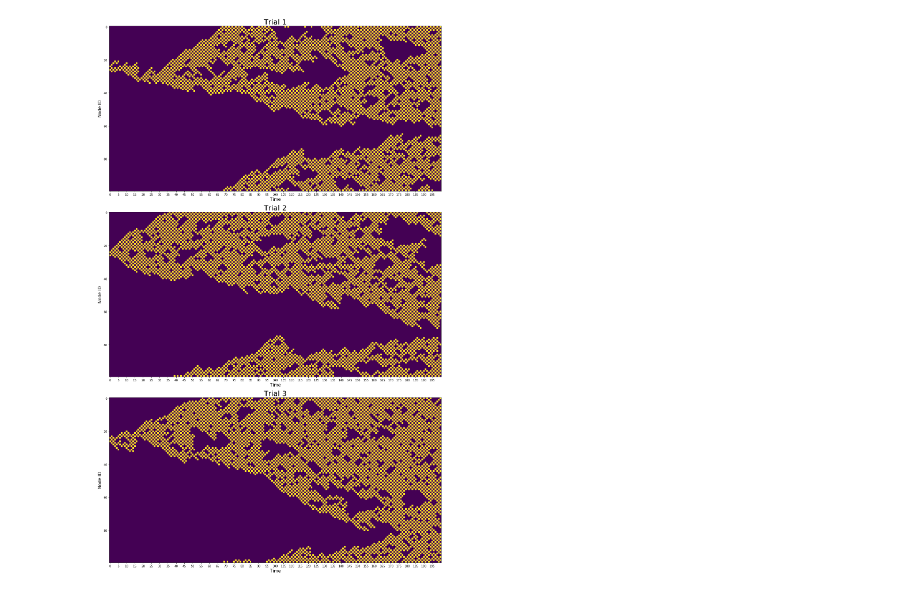
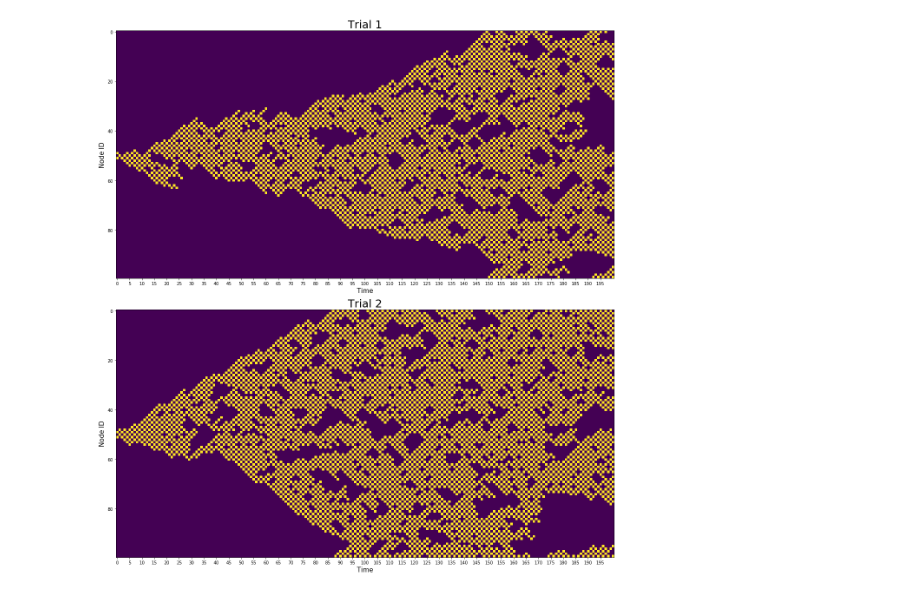
Before and after one commit to ulgenklc/Complex-Contagions, a Jupyter notebook: Excitations_python/geometric_network.ipynb, the cells around one changed output. Cells and saved outputs as stored; diff of their text form; code cells hidden in the pictures.

Commit message:
Add files via upload
non geometric noise is added. Couple more minor modifications and we'll be ready to run the simulations.

```diff
--- a/Excitations_python/geometric_network.ipynb
+++ b/Excitations_python/geometric_network.ipynb
@@ -194,12 +236,13 @@ class geometric_network():
         ax.set_xticks([i for i in range(first_activation_times.shape[1])])
         fig.colorbar(pos, ax = ax)
 # %%
-t = 4 # tiling
+t = 4 # tiling for 2D-lattice only
 n = 100 # network size
+d2 = 4 # nongeometric degree
 p = 0.7 # cascade spreading probablioty
 pstart = 0.95 # first spread probability
 T = 200 # number of iterations
-Trials = 3 # number of trials
+Trials = 2 # number of trials
 seed = int(n/2) # node that the spread starts
 threshold = 0.1 # resistence of the node to it's neighbors' excitation level
 # %%
@@ -220,0 +265,4 @@ ring_latt.display(),ring_latt.A.todense()
+# %%
+ring_latt = geometric_network('ring_lattice', size = n, banded = False)
+# %%
+ring_latt.add_noise_to_geometric('k_regular', 2)
@@ -221,7 +273,7 @@ ring_latt.display(),ring_latt.A.todense()
 # %%
-x_1, first_exct = ring_latt.run_excitation(p = p, pstart = pstart, T = T, Trials = Trials, seed = int(seed/2), threshold = threshold)
+x_1, first_exct = ring_latt.run_excitation(p = p, pstart = pstart, T = T, Trials = Trials, seed = seed, threshold = threshold)
 # %% [output]
-[figure, old version]
+[figure, new version]
 # %%
 ring_latt.spy_first_activation(first_exct)
 # %% [output]
```
Also changed, not shown: parts of 15 cells of this notebook.
